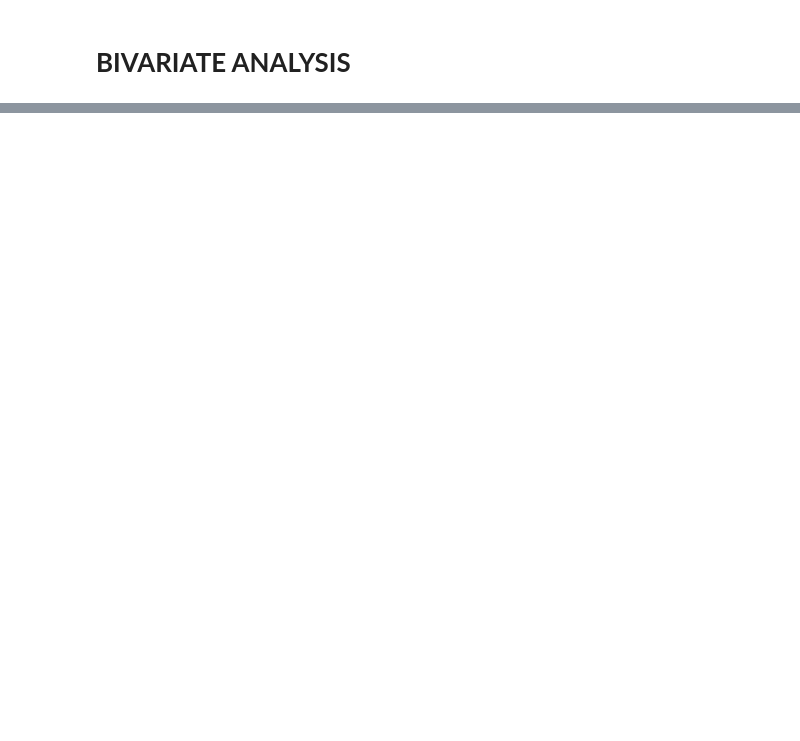
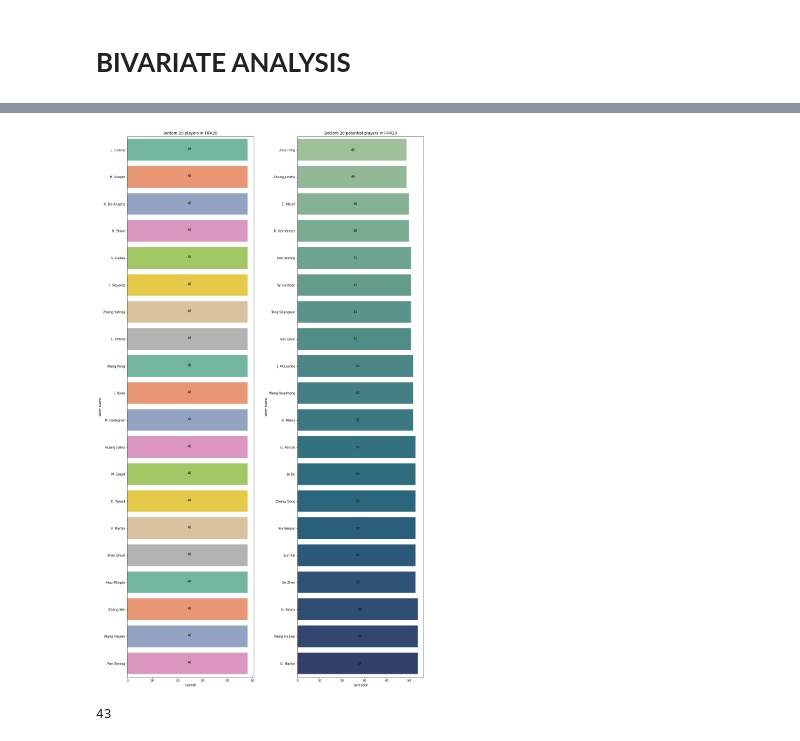
Before and after one commit to manju70/FIFA, a Jupyter notebook: FIFA.ipynb, the cells around one changed output, grey strips where cells are left out. Drawn from its saved outputs; the diff is of its cells as text; code cells hidden in the pictures; blank space fills up the shorter version.

Commit message:
EDA AND DATA PREPROCESSING

```diff
--- a/FIFA.ipynb
+++ b/FIFA.ipynb
@@ -506,2 +550,21 @@ len(a.loc[a['club'] == 33])
 # %% [markdown]
 # **BIVARIATE ANALYSIS**
+# %%
+plt.figure(figsize=(15,25))
+plt.subplot(121)
+top_players = data[['short_name', 'overall']][:20]
+plt.title("Top 20 players in FIFA20")
+sns.barplot(y = top_players.short_name, x = top_players.overall, palette="Set2")
+for index, value in enumerate(top_players.overall):
+    plt.text(value//2, index, str(value))
+
+plt.subplot(122)
+def plot_top20(dataframe, metric):
+    metric_df = data[['short_name', metric]].sort_values(by = [metric], ascending = False)[:20]
+    plt.title(f"Top 20 highest {metric} players in FIFA20")
+    sns.barplot(y = metric_df.short_name, x = metric_df[metric], palette="crest")
+    for index, value in enumerate(metric_df[metric]):
+        plt.text(value//2, index, str(round(value,2)), verticalalignment='center')
+plot_top20(data, 'potential')
+
+plt.tight_layout(pad=3.0)
@@ -507,0 +581,25 @@ len(a.loc[a['club'] == 33])
+# %%
+plt.figure(figsize=(15,25))
+plt.subplot(121)
+low_players = data[['short_name', 'overall']][-20:]
+plt.title("Bottom 20 players in FIFA20")
+sns.barplot(y = low_players.short_name, x = low_players.overall, palette="Set2")
+for index, value in enumerate(low_players.overall):
+    plt.text(value//2, index, str(value))
+
+plt.subplot(122)
+def plot_last20(dataframe, metric):
+    metric_df = data[['short_name', metric]].sort_values(by = [metric], ascending = True)[:20]
+    plt.title(f"Bottom 20 {metric} players in FIFA20")
+    sns.barplot(y = metric_df.short_name, x = metric_df[metric], palette="crest")
+    for index, value in enumerate(metric_df[metric]):
+        plt.text(value//2, index, str(round(value,2)), verticalalignment='center')
+plot_last20(data, 'potential')
+
+plt.tight_layout(pad=3.0)
+# %% [output]
+[figure, added]
+# %%
+len(data.loc[data['overall']==48])
+# %% [output]
+43
```
Also changed, not shown: parts of 19 cells of this notebook.
